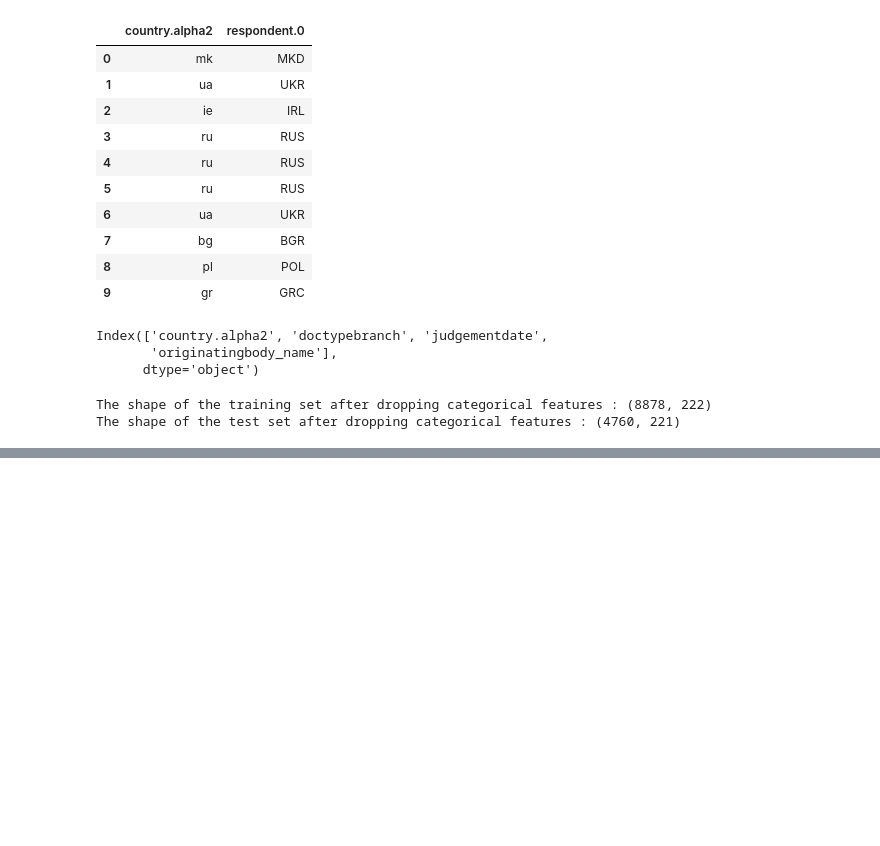
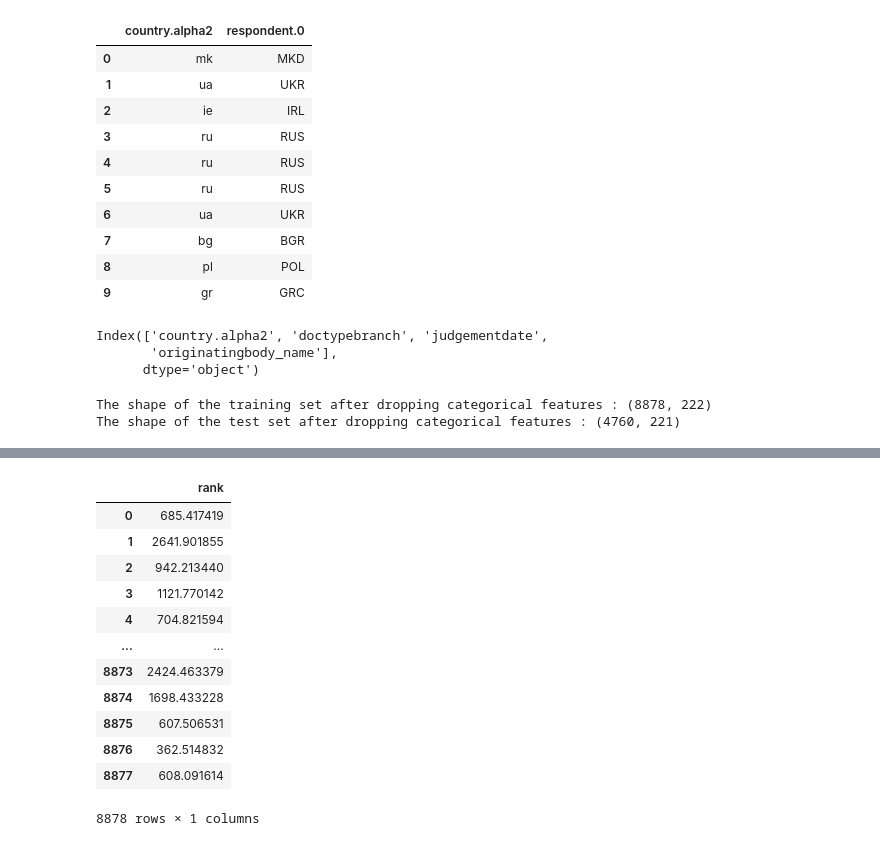
Before and after one commit to nabanitarimpi/customer-grievance-prediction, a Jupyter notebook: predict_grievance.ipynb, the cells around one changed output, grey strips where cells are left out. Drawn from its saved outputs; the diff is of its cells as text; code cells hidden in the pictures; blank space fills up the shorter version.

```diff
--- a/predict_grievance.ipynb
+++ b/predict_grievance.ipynb
@@ -796,0 +843,16 @@ The shape of the test set after dropping categorical features : (4760, 221)
+# %%
+train_df.select_dtypes(include='float64')
+# %% [output]
+|  | rank |
+| 0 | 685.417419 |
+| 1 | 2641.901855 |
+| 2 | 942.213440 |
+| 3 | 1121.770142 |
+| 4 | 704.821594 |
+| ... | ... |
+| 8873 | 2424.463379 |
+| 8874 | 1698.433228 |
+| 8875 | 607.506531 |
+| 8876 | 362.514832 |
+| 8877 | 608.091614 |
+8878 rows × 1 columns
```
Also changed, not shown: parts of 41 cells of this notebook.
